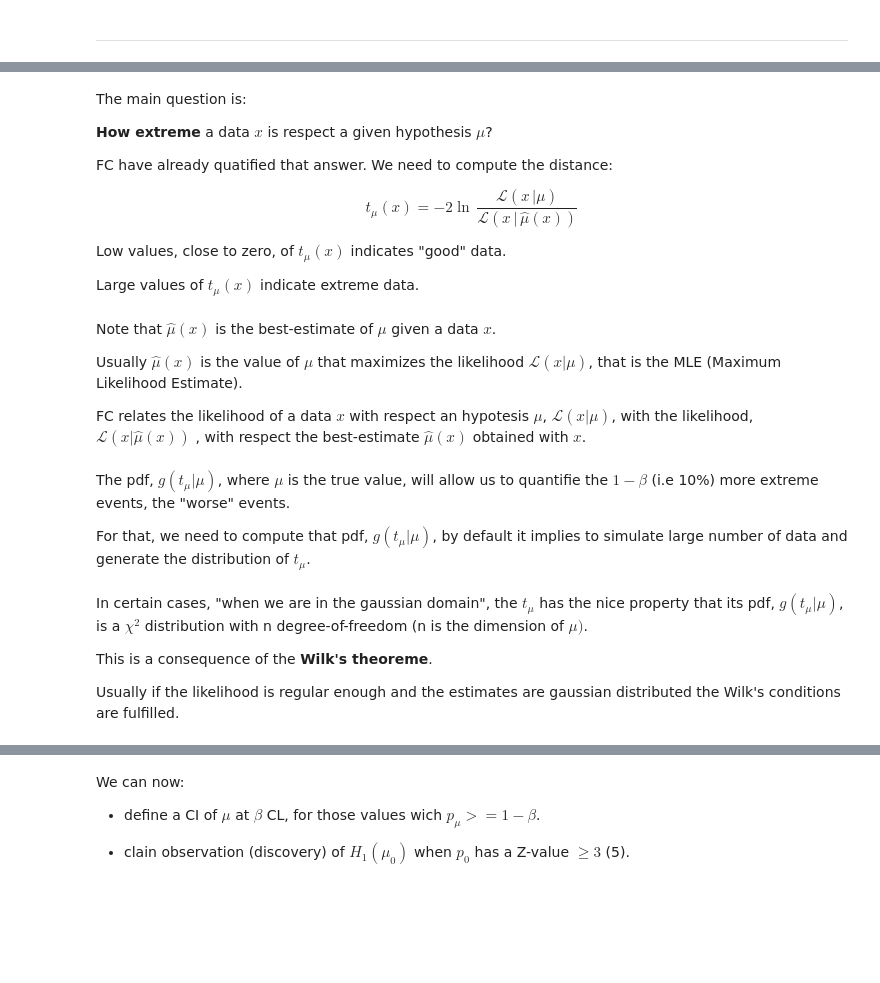
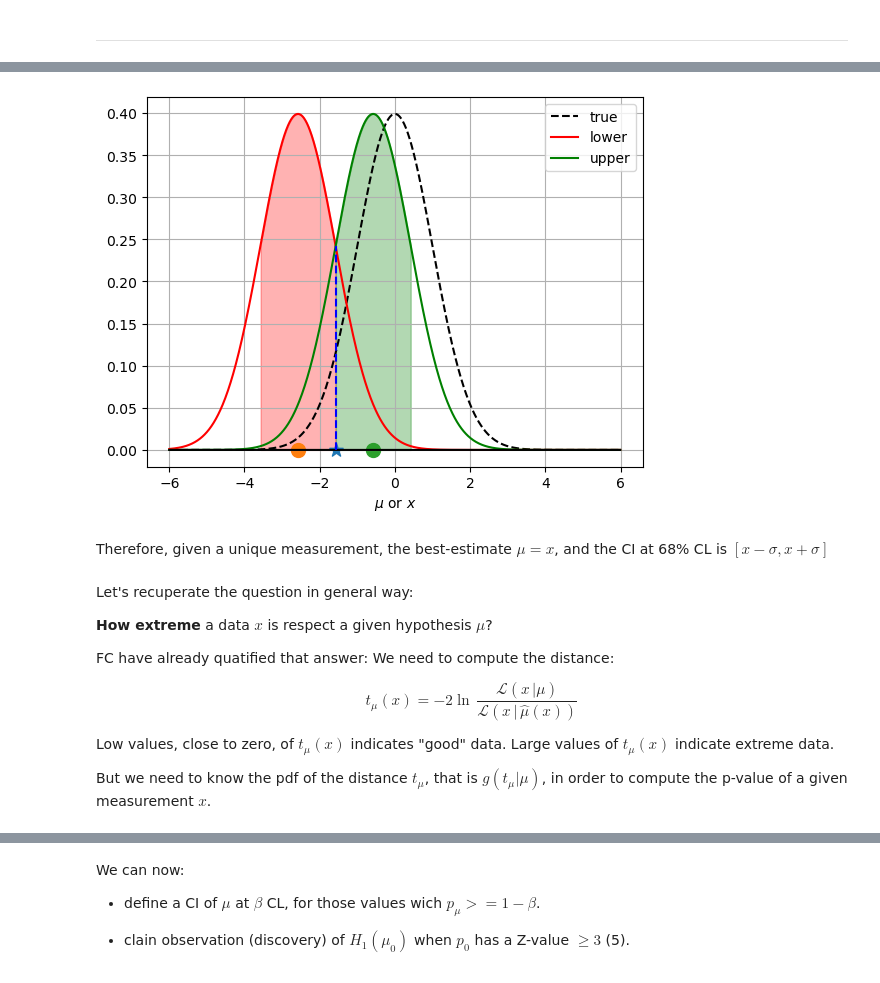
Before and after one commit to jahernando/USC-TA, a Jupyter notebook: ta_hypothesis_test_composite.ipynb, the cells around one changed output, grey strips where cells are left out. Saved outputs shown, nothing was run; the diff lists cells and outputs as text; code cells hidden in the pictures; blank space fills up the shorter version.

```diff
--- a/ta_hypothesis_test_composite.ipynb
+++ b/ta_hypothesis_test_composite.ipynb
@@ -75,0 +62,25 @@ CLs           : 0.10220257
+# %%
+def plt_ci_interval_gaussian(m_true = 0, nsigma = 1):
+    x0 = stats.norm.rvs(size = 1, loc = mu_true)
+    mu_lower = x0 - nsigma
+    mu_upper = x0 + nsigma
+    xs = np.arange(-6, +6, 0.01)
+    htrue  = stats.norm.pdf(xs, loc = mu_true)
+    hlower = stats.norm.pdf(xs, loc = mu_lower)
+    hupper = stats.norm.pdf(xs, loc = mu_upper)
+    plt.plot(xs, htrue, color = 'black', linestyle = 'dashed', label = "true")
+    plt.plot(xs, hlower, color = 'red', label = "lower")
+    sel = np.logical_and(xs >= mu_lower - nsigma, xs <= mu_lower + nsigma)
+    plt.fill_between(xs[sel], 0., hlower[sel], color = 'red', alpha = 0.3);
+    plt.plot(xs, hupper, color = 'green', label = "upper")
+    sel = np.logical_and(xs >= mu_upper - nsigma, xs <= mu_upper + nsigma)
+    plt.fill_between(xs[sel], 0., hupper[sel], color = 'green', alpha = 0.3);
+    plt.plot(xs, 0.*np.arange(len(xs)), color = 'black')
+    plt.scatter(x0, 0, marker = "*", s = 100)
+    plt.plot((x0, x0), (0., stats.norm.pdf(x0, loc = mu_lower)), color = 'blue', linestyle = 'dashed');
+    plt.scatter(mu_lower, 0, marker = "o", s = 100)
+    plt.scatter(mu_upper, 0, marker = "o", s = 100)
+    plt.xlabel(r'$\mu$ or $x$')
+    plt.grid();
+    plt.legend();
+    return
@@ -76,32 +95,20 @@ CLs           : 0.10220257
+# %%
+plt_ci_interval_gaussian()
+# %% [output]
+[figure, added]
+# %% [markdown]
+Therefore, given a unique measurement, the best-estimate $\hat{\mu} = x$, and the CI at 68% CL is $[x-\sigma, x+\sigma]$
 # %% [markdown]
-The main question is:
+Let's recuperate the question in general way:
 
 **How extreme** a data $x$ is respect a given hypothesis $\mu$?
 
-FC have already quatified that answer. We need to compute the distance:
+FC have already quatified that answer: We need to compute the distance:
 
 $$
 t_\mu( x) = -2 \ln \, \frac{ \mathcal{L}( x \, | \mu)}{ \mathcal{L}( x \, | \, \hat{\mu}( x))}
 $$
 
-Low values, close to zero, of $t_\mu(x)$ indicates "good" data.
+Low values, close to zero, of $t_\mu(x)$ indicates "good" data. Large values of $t_\mu(x)$ indicate extreme data.
 
-Large values of $t_\mu(x)$ indicate extreme data.
+But we need to know the pdf of the distance $t_\mu$, that is $g(t_\mu | \mu)$, in order to compute the p-value of a given measurement $x$.
-# %% [markdown]
-
-
-Note that $\hat{\mu}(x)$ is the best-estimate of $\mu$ given a data $x$.
-
-Usually  $\hat{\mu}(x)$ is the value of $\mu$ that maximizes the likelihood $\mathcal{L}(x | \mu)$, that is the MLE (Maximum Likelihood Estimate).
-
-FC relates the likelihood of a data $x$ with respect an hypotesis $\mu$, $\mathcal{L} (x |\mu)$, with the likelihood,$\mathcal{L}(x |\hat{\mu}(x))$ , with respect the best-estimate $\hat{\mu}(x)$ obtained with $x$.
-# %% [markdown]
-The pdf, $g(t_\mu | \mu)$, where $\mu$ is the true value, will allow us to quantifie the $1-\beta$ (i.e 10%) more extreme events, the "worse" events.
-
-For that, we need to compute that pdf, $g(t_\mu | \mu)$, by default it implies to simulate large number of data and generate the distribution of $t_\mu$.
-# %% [markdown]
-In certain cases, "when we are in the gaussian domain", the $t_\mu$ has the nice property that its pdf, $g(t_\mu | \mu)$, is a $\chi^2$ distribution with n degree-of-freedom (n is the dimension of $\mu)$.
-
-This is a consequence of the **Wilk's theoreme**.
-
-Usually if the likelihood is regular enough and the estimates are gaussian distributed the Wilk's conditions are fulfilled.
```
Also changed, not shown: parts of 45 cells of this notebook, 1 other file.
